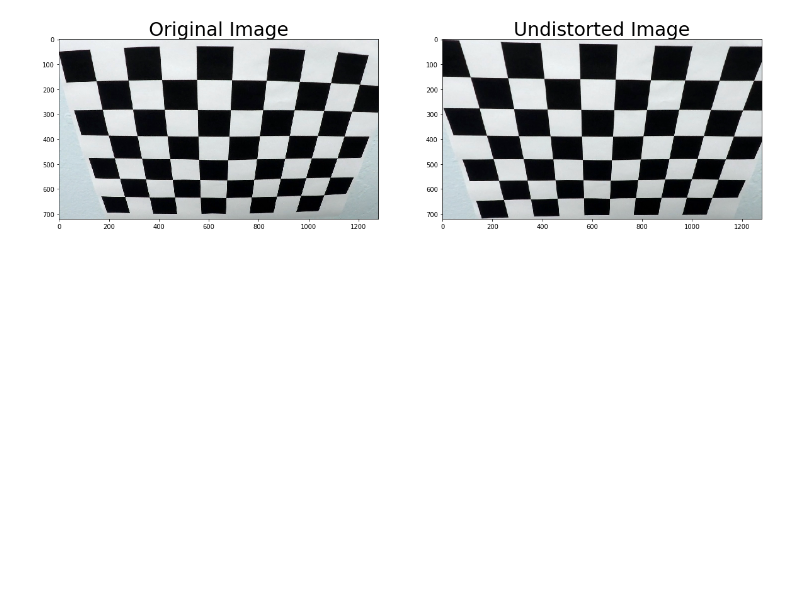
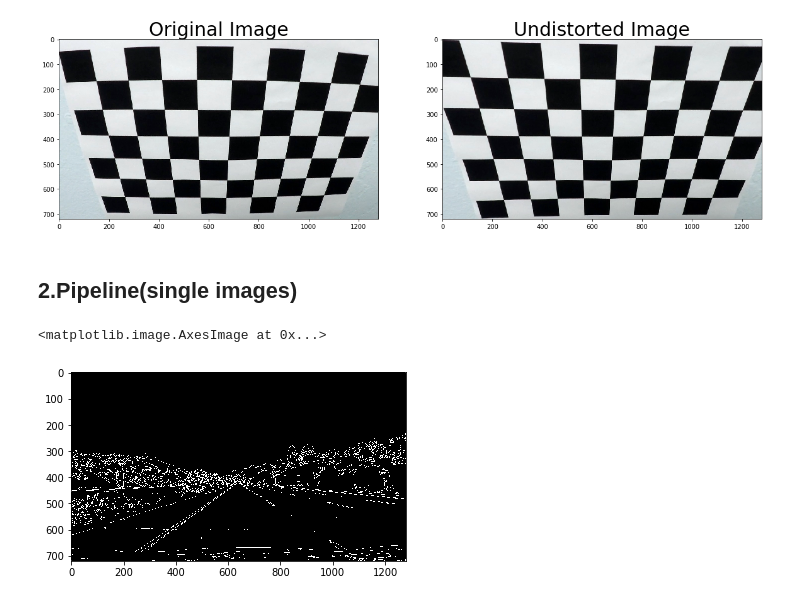
Before and after one commit to Heyjoy/P4, a Jupyter notebook: RerportP4.ipynb, the cells around one changed output. Cells and saved outputs as stored; diff of their text form; code cells hidden in the pictures; blank space fills up the shorter version.

```diff
--- a/RerportP4.ipynb
+++ b/RerportP4.ipynb
@@ -83,3 +83,17 @@ ax2.set_title('Undistorted Image', fontsize=30)
 # %% [output]
 <matplotlib.text.Text at 0x...>
 [figure]
+# %% [markdown]
+
+## 2.Pipeline(single images)
+# %%
+from  utils import *
+import datafield as df
+
+img = cv2.imread('test_images/straight_lines1.jpg')
+img = grayscale(img)
+img = canny(img,df.cannyLowThreshold,df.cannyHighThreshold)
+plt.imshow(img,cmap='gray')
+# %% [output]
+<matplotlib.image.AxesImage at 0x...>
+[figure, added]
```
Also changed, not shown: parts of 1 cell of this notebook, 4 other files.
